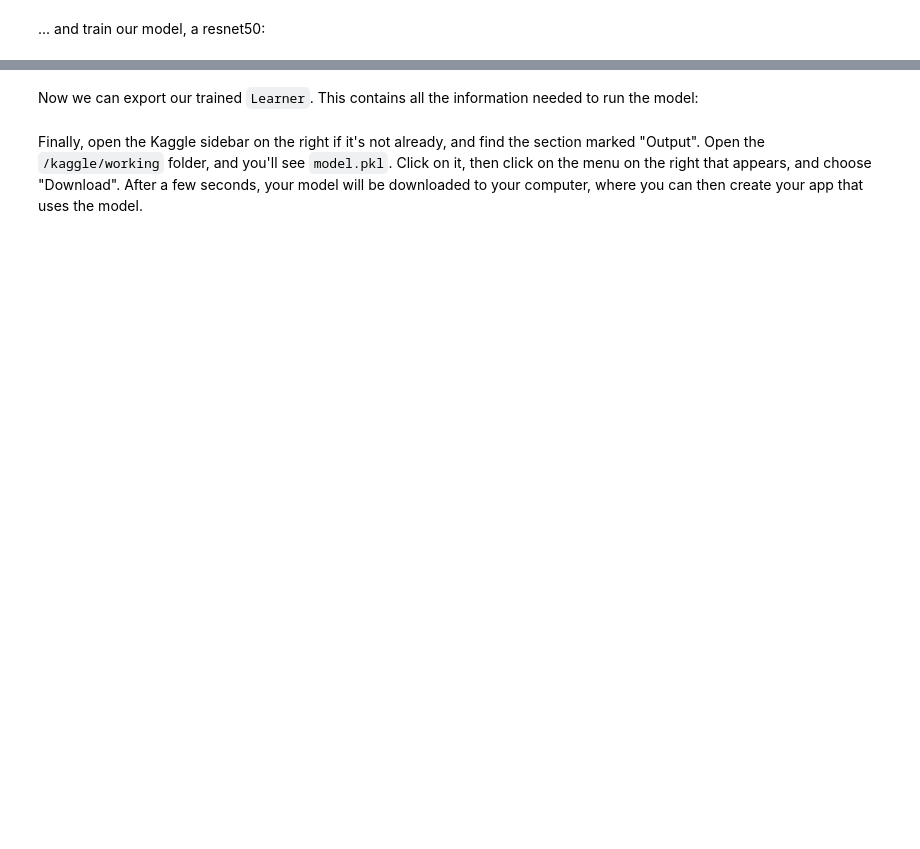
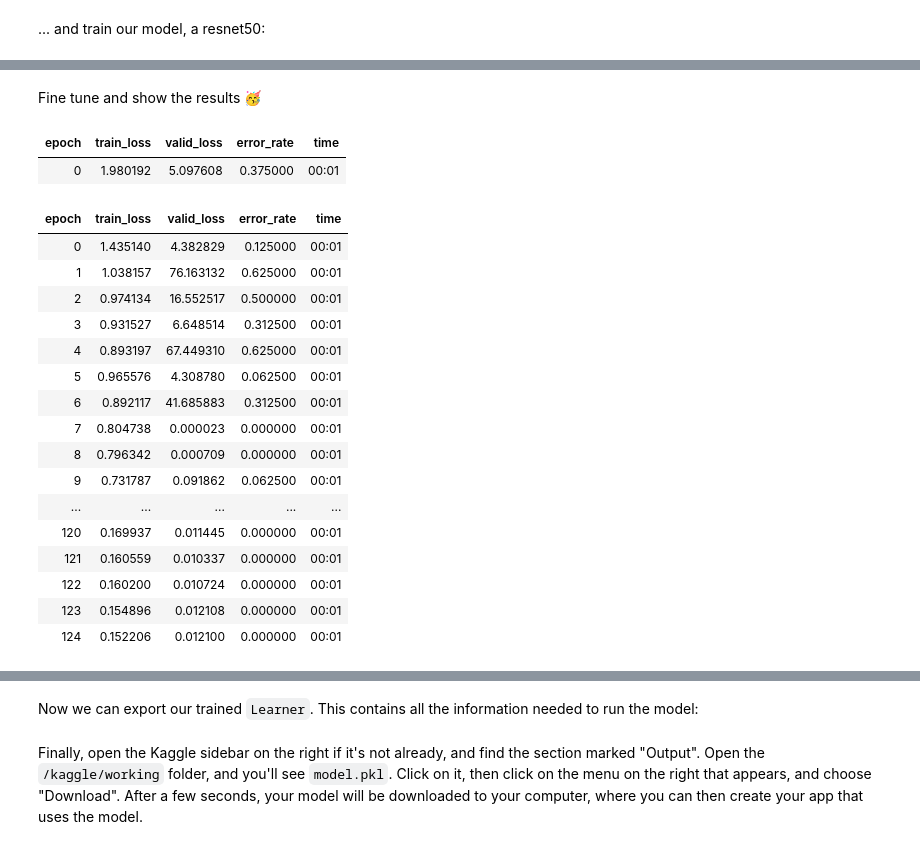
Before and after one commit to khoaHyh/sonicsight, a Jupyter notebook: cat-meow-vs-dog-bork.ipynb, the cells around one changed output, grey strips where cells are left out. Drawn from its saved outputs; the diff is of its cells as text; code cells hidden in the pictures; blank space fills up the shorter version.

```diff
--- a/cat-meow-vs-dog-bork.ipynb
+++ b/cat-meow-vs-dog-bork.ipynb
@@ -193 +181,25 @@ Downloading: "https://download.pytorch.org/models/resnet50-0676ba61.pth" to /roo
+# %% [markdown]
+Fine tune and show the results 🥳
+# %%
+learner.fine_tune(125, 10e-2)
+# %% [output]
+| epoch | train_loss | valid_loss | error_rate | time |
+| 0 | 1.980192 | 5.097608 | 0.375000 | 00:01 |
+| epoch | train_loss | valid_loss | error_rate | time |
+| 0 | 1.435140 | 4.382829 | 0.125000 | 00:01 |
+| 1 | 1.038157 | 76.163132 | 0.625000 | 00:01 |
+| 2 | 0.974134 | 16.552517 | 0.500000 | 00:01 |
+| 3 | 0.931527 | 6.648514 | 0.312500 | 00:01 |
+| 4 | 0.893197 | 67.449310 | 0.625000 | 00:01 |
+| 5 | 0.965576 | 4.308780 | 0.062500 | 00:01 |
+| 6 | 0.892117 | 41.685883 | 0.312500 | 00:01 |
+| 7 | 0.804738 | 0.000023 | 0.000000 | 00:01 |
+| 8 | 0.796342 | 0.000709 | 0.000000 | 00:01 |
+| 9 | 0.731787 | 0.091862 | 0.062500 | 00:01 |
+| ... | ... | ... | ... | ... |
+| 120 | 0.169937 | 0.011445 | 0.000000 | 00:01 |
+| 121 | 0.160559 | 0.010337 | 0.000000 | 00:01 |
+| 122 | 0.160200 | 0.010724 | 0.000000 | 00:01 |
+| 123 | 0.154896 | 0.012108 | 0.000000 | 00:01 |
+| 124 | 0.152206 | 0.012100 | 0.000000 | 00:01 |
 # %%
```
Also changed, not shown: parts of 14 cells of this notebook.
